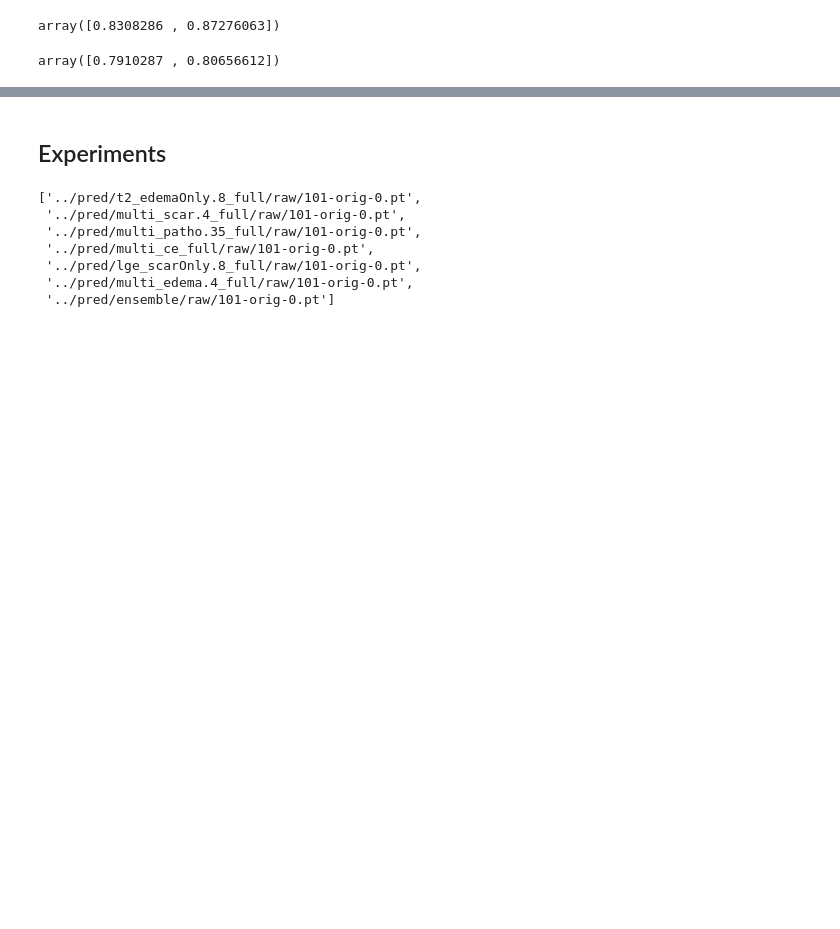
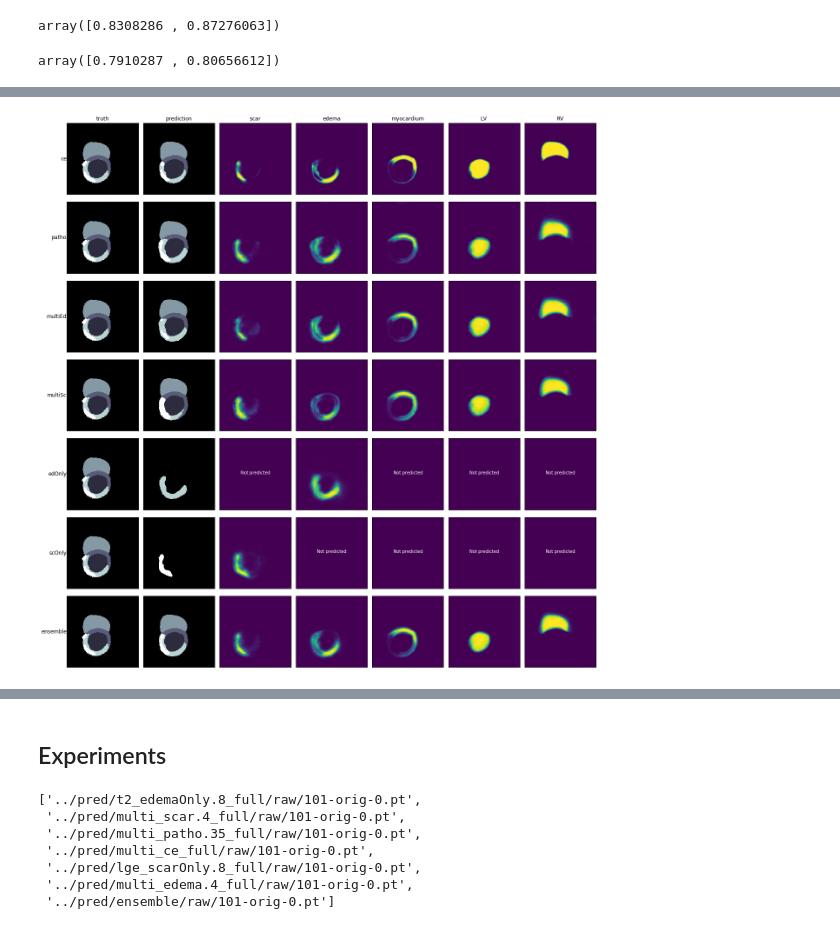
Before and after one commit to chfc-cmi/miccai2020-myops, a Jupyter notebook: code/12_compare_predictions.ipynb, the cells around one changed output, grey strips where cells are left out. Drawn from its saved outputs; the diff is of its cells as text; code cells hidden in the pictures; blank space fills up the shorter version.

```diff
--- a/code/12_compare_predictions.ipynb
+++ b/code/12_compare_predictions.ipynb
@@ -123,0 +180,4 @@ array([0.7910287 , 0.80656612])
+# %%
+plot_prob_grid(102,1)
+# %% [output]
+[figure, added]
```
Also changed, not shown: parts of 9 cells of this notebook.
